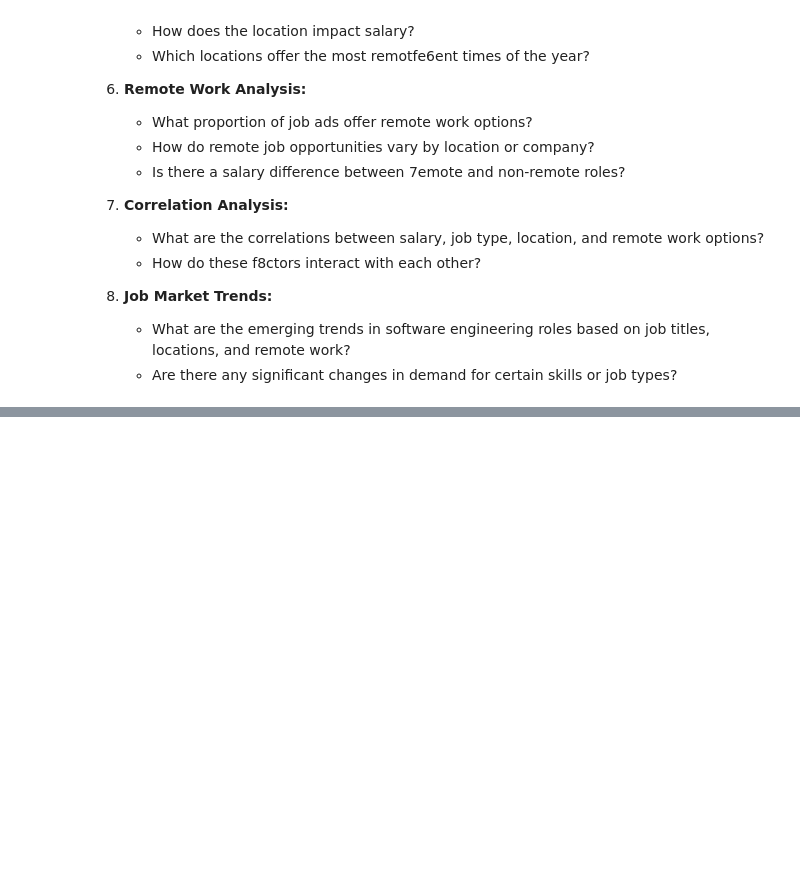
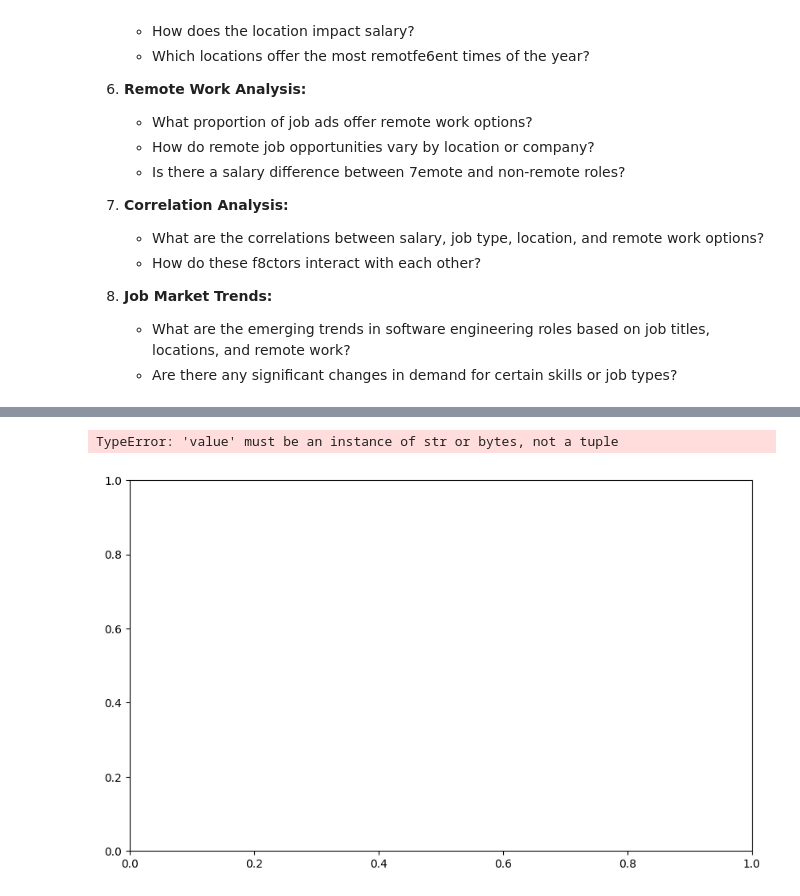
Before and after one commit to LeoIvin/US-SWE-Job-Posting-Analysis, a Jupyter notebook: analysis.ipynb, the cells around one changed output, grey strips where cells are left out. Saved outputs shown, nothing was run; the diff lists cells and outputs as text; code cells hidden in the pictures; blank space fills up the shorter version.

```diff
--- a/analysis.ipynb
+++ b/analysis.ipynb
@@ -120,0 +184,22 @@ data.head(50)
+# %%
+jobs_by_location = cleaned_jobs_df[['title', 'location']].value_counts().head(50)
+jobs_by_location
+# %%
+# Convert the Series to a DataFrame for easier plotting
+jobs_by_location_df = jobs_by_location.reset_index(name='count')
+jobs_by_location_df.columns = ['title', 'location', 'count']
+
+# Create a combined title and location for better visualization
+jobs_by_location_df['title_location'] = jobs_by_location_df['title'] + ' - ' + jobs_by_location_df['location']
+
+# Plot
+plt.figure(figsize=(12, 8))
+plt.barh(jobs_by_location_df['title_location'], jobs_by_location_df['count'], color='skyblue')
+plt.xlabel('Number of Job Postings')
+plt.ylabel('Job Title and Location')
+plt.title('Top 50 Job Titles by Location')
+plt.gca().invert_yaxis()  # To have the highest count at the top
+plt.show()
+# %% [output]
+TypeError: 'value' must be an instance of str or bytes, not a tuple
+[figure, added]
```
Also changed, not shown: parts of 15 cells of this notebook.
